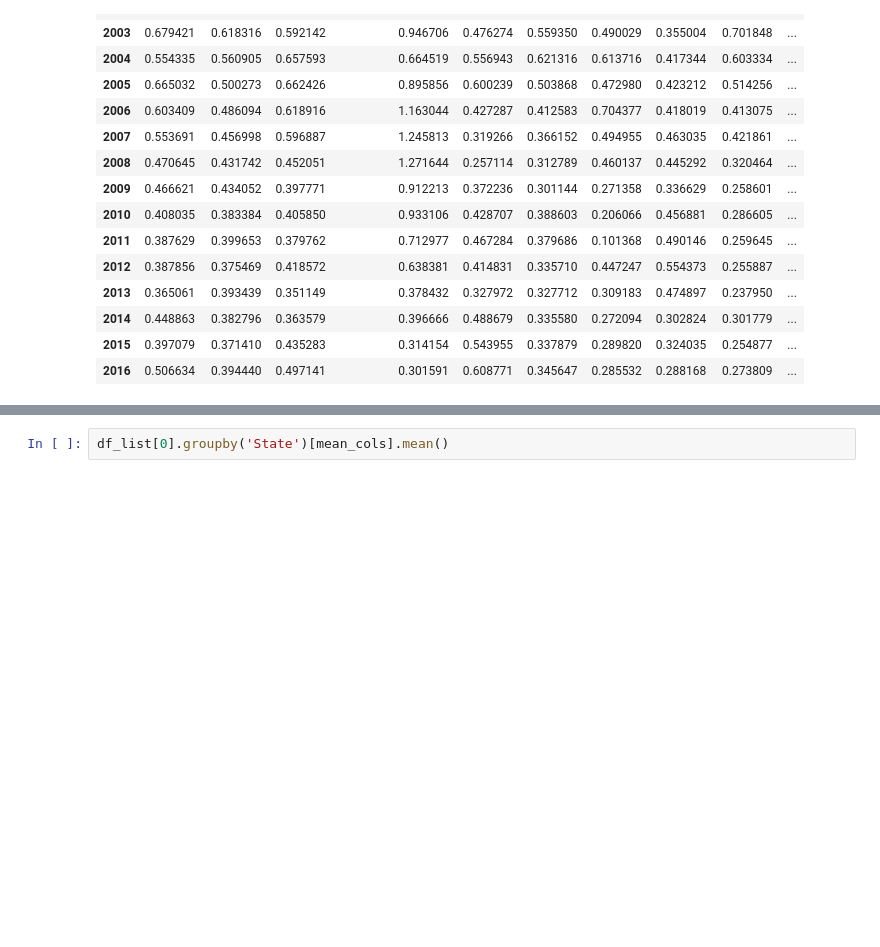
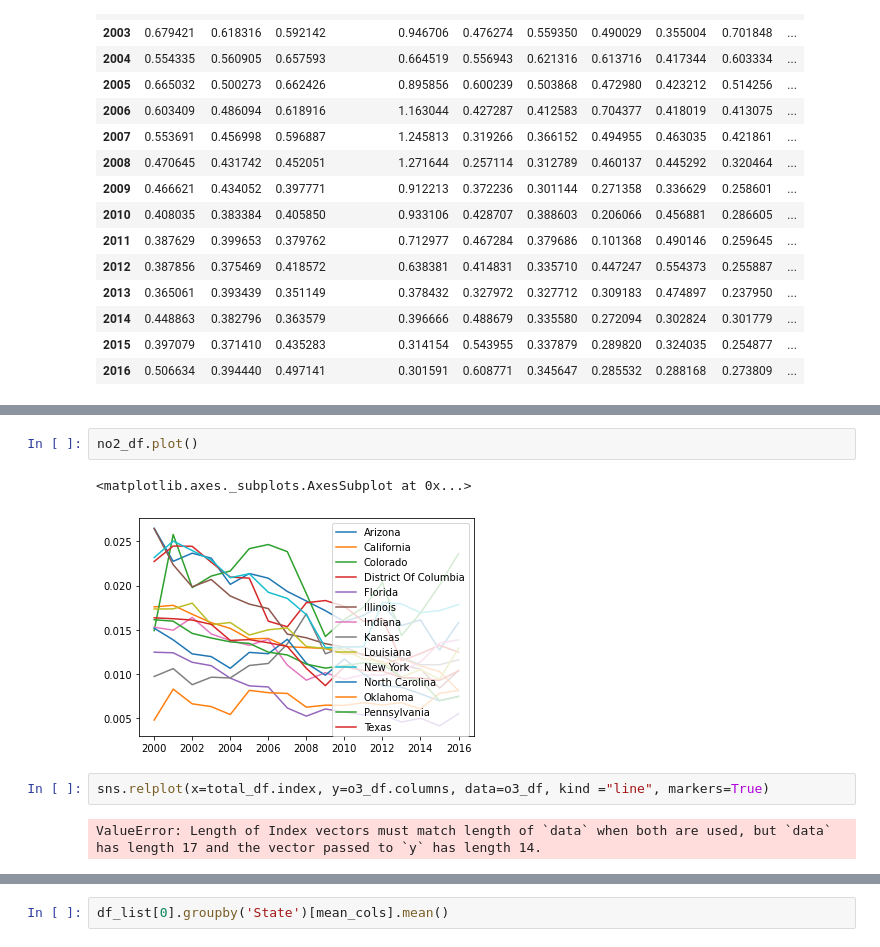
Before and after one commit to SehajS/pollution_data_analytics, a Jupyter notebook: notebook.ipynb, the cells around one changed output, grey strips where cells are left out. Drawn from its saved outputs; the diff is of its cells as text; blank space fills up the shorter version.

```diff
--- a/notebook.ipynb
+++ b/notebook.ipynb
@@ -275,0 +304,9 @@ total_df
+# %%
+no2_df.plot()
+# %% [output]
+<matplotlib.axes._subplots.AxesSubplot at 0x...>
+[figure, added]
+# %%
+sns.relplot(x=total_df.index, y=o3_df.columns, data=o3_df, kind ="line", markers=True)
+# %% [output]
+ValueError: Length of Index vectors must match length of `data` when both are used, but `data` has length 17 and the vector passed to `y` has length 14.
```
Also changed, not shown: parts of 6 cells of this notebook.
